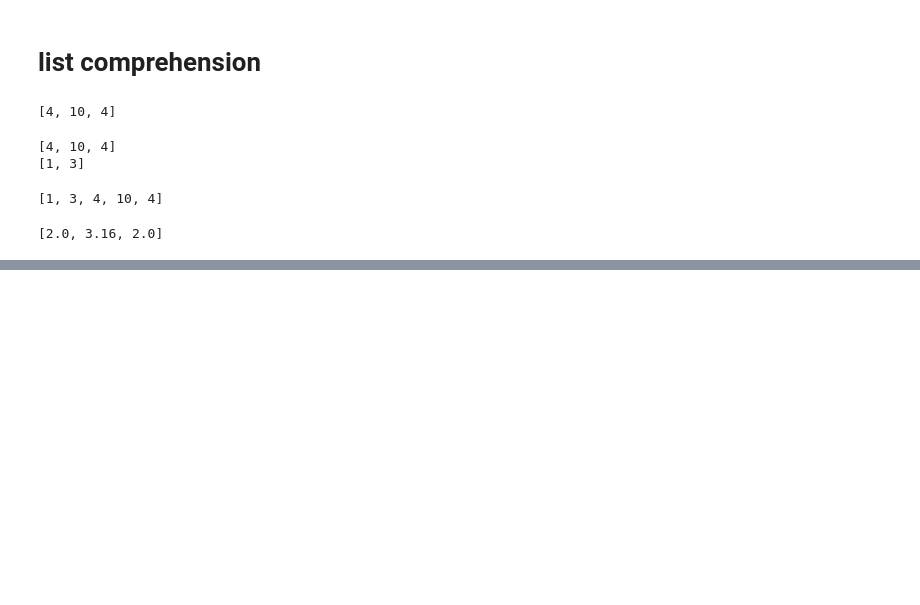
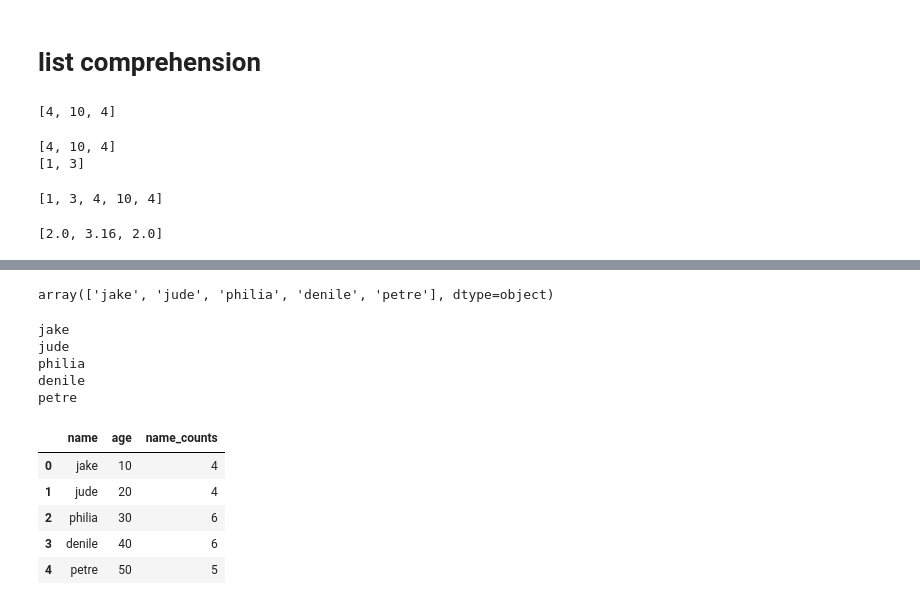
Before and after one commit to eyooko2/PYTHON_CLASS, a Jupyter notebook: python_1/Class_one.ipynb, the cells around one changed output, grey strips where cells are left out. Drawn from its saved outputs; the diff is of its cells as text; code cells hidden in the pictures; blank space fills up the shorter version.

```diff
--- a/python_1/Class_one.ipynb
+++ b/python_1/Class_one.ipynb
@@ -1145,0 +1382,4 @@ print(arr_str)
+# %%
+import pandas as gp
+age = [10, 20, 30, 40, 50]
+names = ['jake', 'jude', 'philia', 'denile', 'petre']
@@ -1145,0 +1454,4 @@ print(arr_str)
+# %%
+f3['name'].values
+# %% [output]
+array(['jake', 'jude', 'philia', 'denile', 'petre'], dtype=object)
@@ -1145,0 +1460,25 @@ print(arr_str)
+# %%
+count_arr = []
+for i in f3['name'].values:
+    counts =len(i)
+    print(i)
+# %% [output]
+jake
+jude
+philia
+denile
+petre
+# %%
+count_arr = []
+for i in f3['name'].values:
+    counts = len(i)
+    count_arr.append(counts)
+f3['name_counts'] = count_arr
+f3
+# %% [output]
+|  | name | age | name_counts |
+| 0 | jake | 10 | 4 |
+| 1 | jude | 20 | 4 |
+| 2 | philia | 30 | 6 |
+| 3 | denile | 40 | 6 |
+| 4 | petre | 50 | 5 |
```
Also changed, not shown: parts of 51 cells of this notebook, 1 other file.
